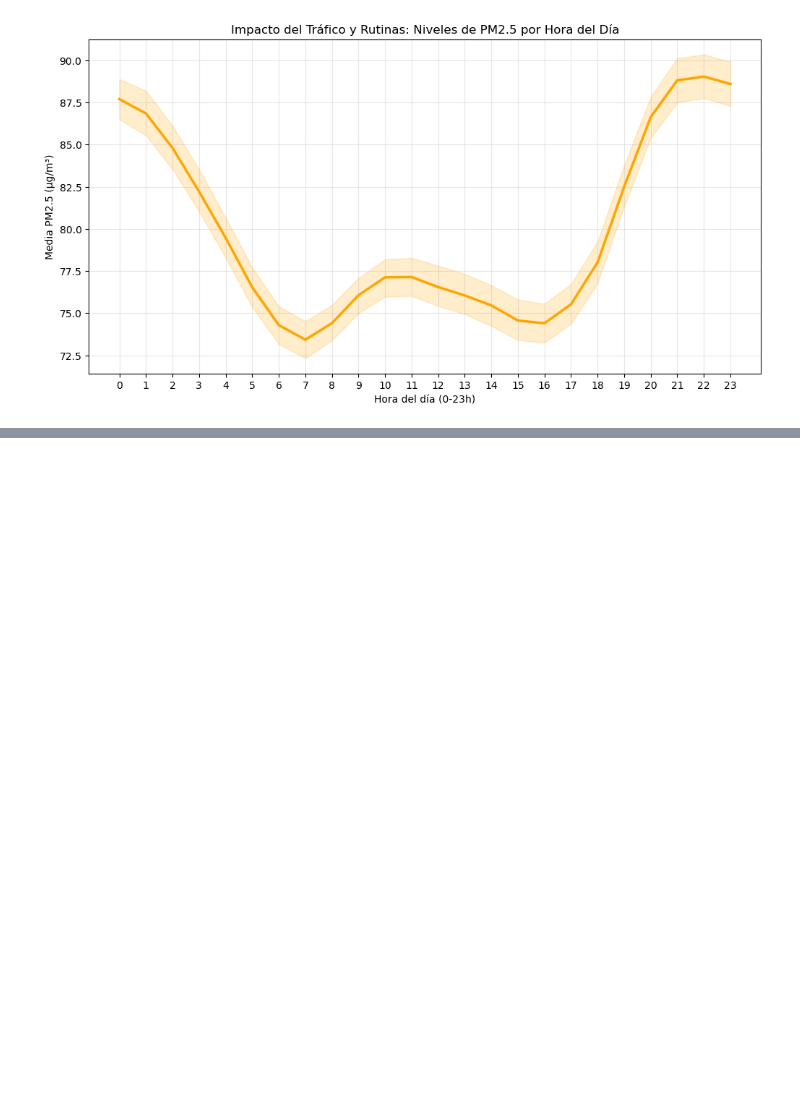
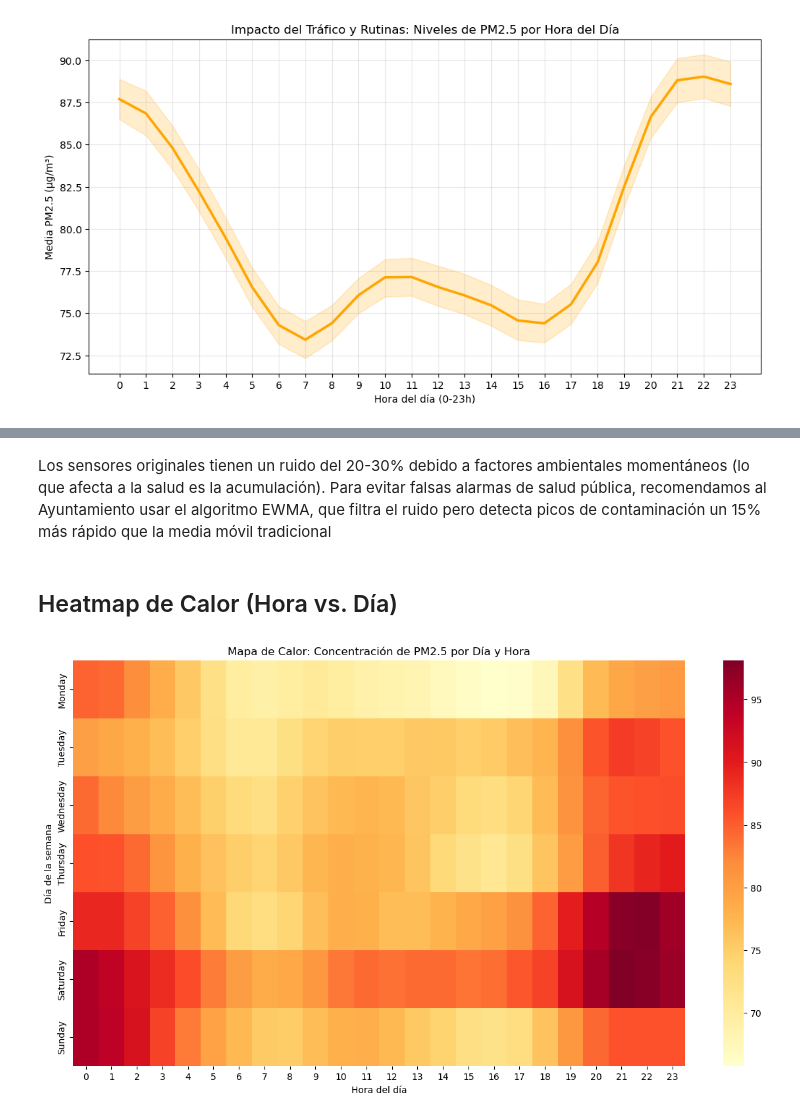
Before and after one commit to Antonio6709/beijing-air-quality, a Jupyter notebook: notebooks/02_eda_y_visualizacion.ipynb, the cells around one changed output, grey strips where cells are left out. Drawn from its saved outputs; the diff is of its cells as text; code cells hidden in the pictures; blank space fills up the shorter version.

```diff
--- a/notebooks/02_eda_y_visualizacion.ipynb
+++ b/notebooks/02_eda_y_visualizacion.ipynb
@@ -83,0 +112,25 @@ plt.show()
+# %% [markdown]
+Los sensores originales tienen un ruido del 20-30% debido a factores ambientales momentáneos (lo que afecta a la salud es la acumulación). Para evitar falsas alarmas de salud pública, recomendamos al Ayuntamiento usar el algoritmo EWMA, que filtra el ruido pero detecta picos de contaminación un 15% más rápido que la media móvil tradicional
+# %% [markdown]
+## Heatmap de Calor (Hora vs. Día)
+# %%
+# Creamos las variables necesarias (Features)
+df['day_name'] = df.index.day_name()
+df['hour'] = df.index.hour
+
+dias_ordenados = ['Monday', 'Tuesday', 'Wednesday', 'Thursday', 'Friday', 'Saturday', 'Sunday']
+pivot_table = df.pivot_table(values='PM2.5', index='day_name', columns='hour', aggfunc='mean')
+pivot_table = pivot_table.reindex(dias_ordenados)
+
+plt.figure(figsize=(15, 8))
+sns.heatmap(pivot_table, cmap='YlOrRd', annot=False) # 'YlOrRd' va de amarillo a rojo (contaminación)
+
+plt.title('Mapa de Calor: Concentración de PM2.5 por Día y Hora')
+plt.xlabel('Hora del día')
+plt.ylabel('Día de la semana')
+
+# GUARDADO en reports
+plt.savefig('../reports/05_heatmap_hora_dia.png', bbox_inches='tight')
+plt.show()
+# %% [output]
+[figure, added]
```
Also changed, not shown: parts of 5 cells of this notebook, 6 other files.
